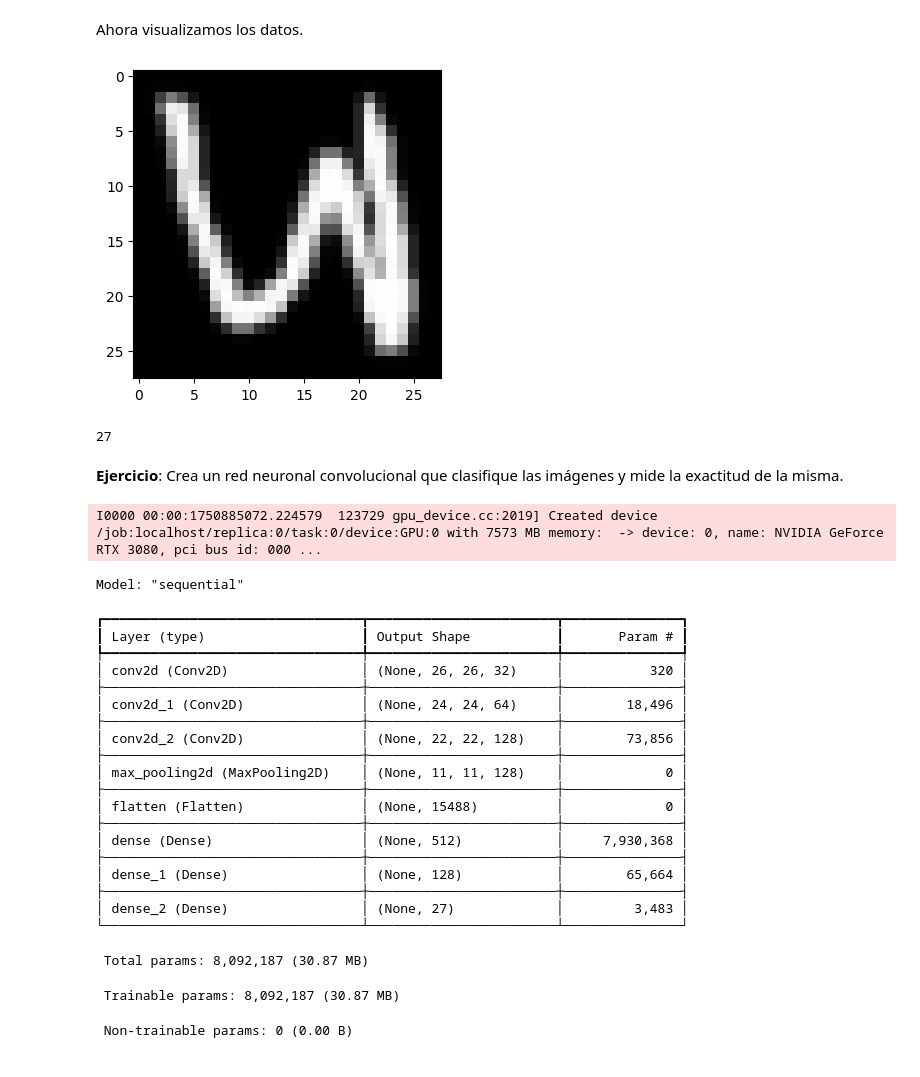
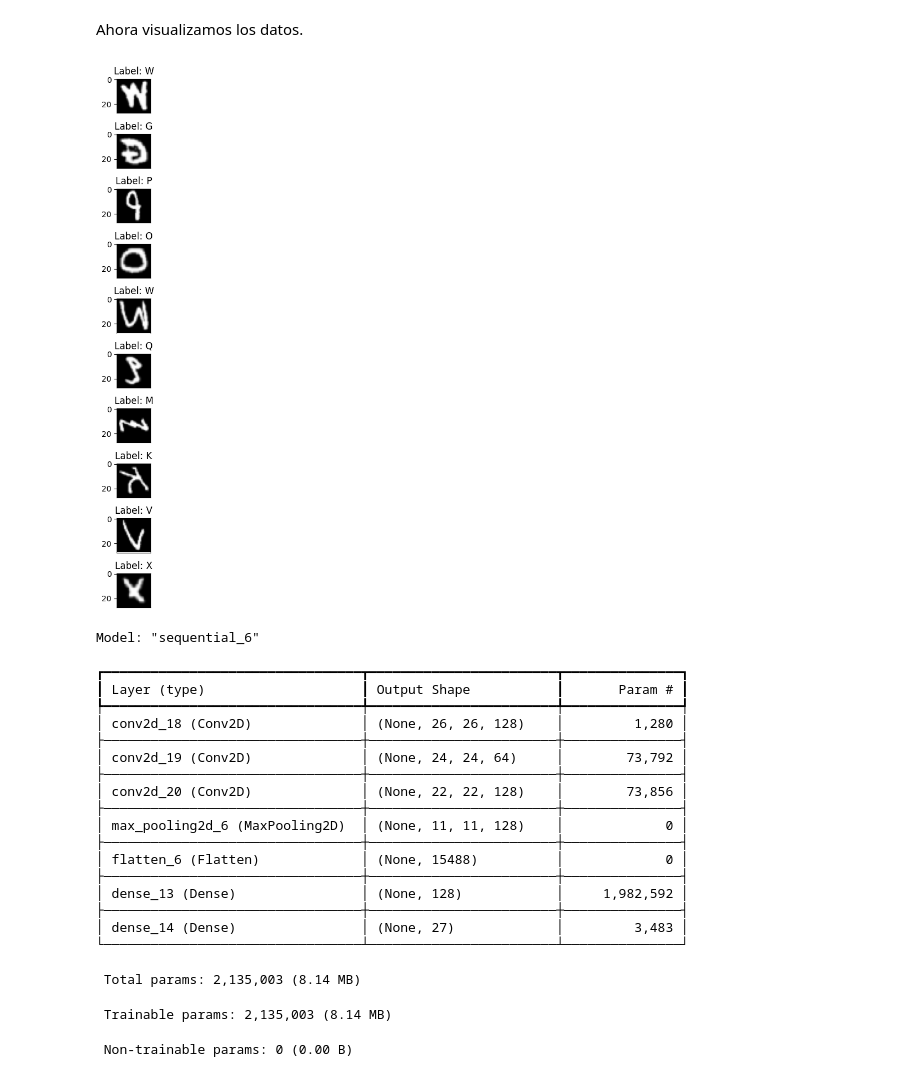
Before and after one commit to jresendiz27/CIC_AIDiploma2025, a Jupyter notebook: notebooks/EMNIST.ipynb, the cells around one changed output. Cells and saved outputs as stored; diff of their text form; code cells hidden in the pictures.

```diff
--- a/notebooks/EMNIST.ipynb
+++ b/notebooks/EMNIST.ipynb
@@ -48,27 +41,26 @@ y_test = to_categorical(y_test)
 # %% [markdown]
 Ahora visualizamos los datos.
-# %%
-plt.figure(figsize=(4,4))
-plt.imshow(np.rot90(X_train[4,:,:,0], k=3),cmap='gray')
-plt.show()
-# %% [output]
-[figure, removed]
-# %%
-len(y_train[1])
-# %% [output]
-27
-# %% [markdown]
-**Ejercicio**: Crea un red neuronal convolucional que clasifique las imágenes y mide la exactitud de la misma.
+# %%
+fig, axes = plt.subplots(10, 1, figsize=(10, 10))
+for i, ax in enumerate(axes):
+    ax.imshow(np.flipud(np.fliplr(np.rot90(X_train[i, :, :, 0], k=1))), cmap=plt.get_cmap('gray'))
+    arg_max_label = np.argmax(y_train[i])
+    title = f"Label: {letters[arg_max_label]}"
+    ax.set_title(title)
+    ax.get_xaxis().set_visible(False)
+plt.tight_layout()
+plt.show()
+# %% [output]
+[figure, added]
 # %%
 model = keras.Sequential(
     [
-        keras.Input(shape=(28,28,1)),
-        layers.Conv2D(32, kernel_size=(3, 3), activation="relu"),
+        keras.Input(shape=(28, 28, 1)),
+        layers.Conv2D(128, kernel_size=(3, 3), activation="relu"),
         layers.Conv2D(64, kernel_size=(3, 3), activation="relu"),
         layers.Conv2D(128, kernel_size=(3, 3), activation="relu"),
         layers.MaxPooling2D(pool_size=(2, 2)),
         layers.Flatten(),
-        layers.Dense(512, activation="relu"),
         layers.Dense(128, activation="relu"),
         layers.Dense(len(y_train[0]), activation="softmax"),
     ]
@@ -76,30 +68,27 @@ model = keras.Sequential(
 
 model.summary()
 # %% [output]
-I0000 00:00:1750885072.224579  123729 gpu_device.cc:2019] Created device /job:localhost/replica:0/task:0/device:GPU:0 with 7573 MB memory:  -> device: 0, name: NVIDIA GeForce RTX 3080, pci bus id: 000 ...
+Model: "sequential_6"
-Model: "sequential"
+┏━━━━━━━━━━━━━━━━━━━━━━━━━━━━━━━━━┳━━━━━━━━━━━━━━━━━━━━━━━━┳━━━━━━━━━━━━━━━┓
+┃ Layer (type)                    ┃ Output Shape           ┃       Param # ┃
+┡━━━━━━━━━━━━━━━━━━━━━━━━━━━━━━━━━╇━━━━━━━━━━━━━━━━━━━━━━━━╇━━━━━━━━━━━━━━━┩
+│ conv2d_18 (Conv2D)              │ (None, 26, 26, 128)    │         1,280 │
+├─────────────────────────────────┼────────────────────────┼───────────────┤
+│ conv2d_19 (Conv2D)              │ (None, 24, 24, 64)     │        73,792 │
+├─────────────────────────────────┼────────────────────────┼───────────────┤
+│ conv2d_20 (Conv2D)              │ (None, 22, 22, 128)    │        73,856 │
+├─────────────────────────────────┼────────────────────────┼───────────────┤
+│ max_pooling2d_6 (MaxPooling2D)  │ (None, 11, 11, 128)    │             0 │
+├─────────────────────────────────┼────────────────────────┼───────────────┤
+│ flatten_6 (Flatten)             │ (None, 15488)          │             0 │
+├─────────────────────────────────┼────────────────────────┼───────────────┤
+│ dense_13 (Dense)                │ (None, 128)            │     1,982,592 │
+├─────────────────────────────────┼────────────────────────┼───────────────┤
+│ dense_14 (Dense)                │ (None, 27)             │         3,483 │
+└─────────────────────────────────┴────────────────────────┴───────────────┘
-┏━━━━━━━━━━━━━━━━━━━━━━━━━━━━━━━━━┳━━━━━━━━━━━━━━━━━━━━━━━━┳━━━━━━━━━━━━━━━┓
-┃ Layer (type)                    ┃ Output Shape           ┃       Param # ┃
-┡━━━━━━━━━━━━━━━━━━━━━━━━━━━━━━━━━╇━━━━━━━━━━━━━━━━━━━━━━━━╇━━━━━━━━━━━━━━━┩
-│ conv2d (Conv2D)                 │ (None, 26, 26, 32)     │           320 │
-├─────────────────────────────────┼────────────────────────┼───────────────┤
-│ conv2d_1 (Conv2D)               │ (None, 24, 24, 64)     │        18,496 │
-├─────────────────────────────────┼────────────────────────┼───────────────┤
-│ conv2d_2 (Conv2D)               │ (None, 22, 22, 128)    │        73,856 │
-├─────────────────────────────────┼────────────────────────┼───────────────┤
-│ max_pooling2d (MaxPooling2D)    │ (None, 11, 11, 128)    │             0 │
-├─────────────────────────────────┼────────────────────────┼───────────────┤
-│ flatten (Flatten)               │ (None, 15488)          │             0 │
-├─────────────────────────────────┼────────────────────────┼───────────────┤
-│ dense (Dense)                   │ (None, 512)            │     7,930,368 │
-├─────────────────────────────────┼────────────────────────┼───────────────┤
-│ dense_1 (Dense)                 │ (None, 128)            │        65,664 │
-├─────────────────────────────────┼────────────────────────┼───────────────┤
-│ dense_2 (Dense)                 │ (None, 27)             │         3,483 │
-└─────────────────────────────────┴────────────────────────┴───────────────┘
+ Total params: 2,135,003 (8.14 MB)
- Total params: 8,092,187 (30.87 MB)
+ Trainable params: 2,135,003 (8.14 MB)
- Trainable params: 8,092,187 (30.87 MB)
+ Non-trainable params: 0 (0.00 B)
- Non-trainable params: 0 (0.00 B)
 # %%
 model.compile(loss="categorical_crossentropy", optimizer="adam", metrics=["accuracy"])
 
```
Also changed, not shown: parts of 13 cells of this notebook, 1 other file.
